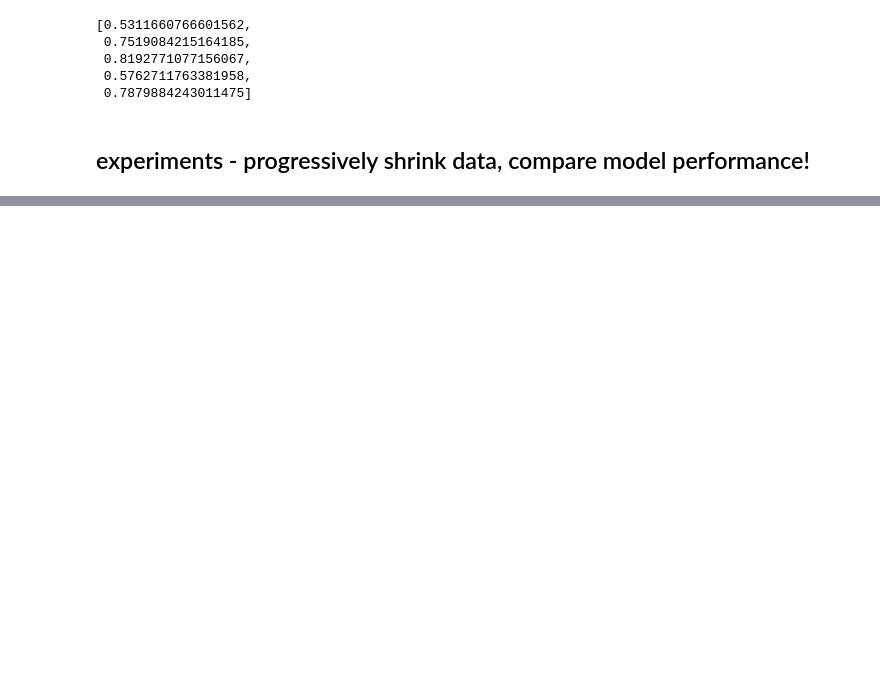
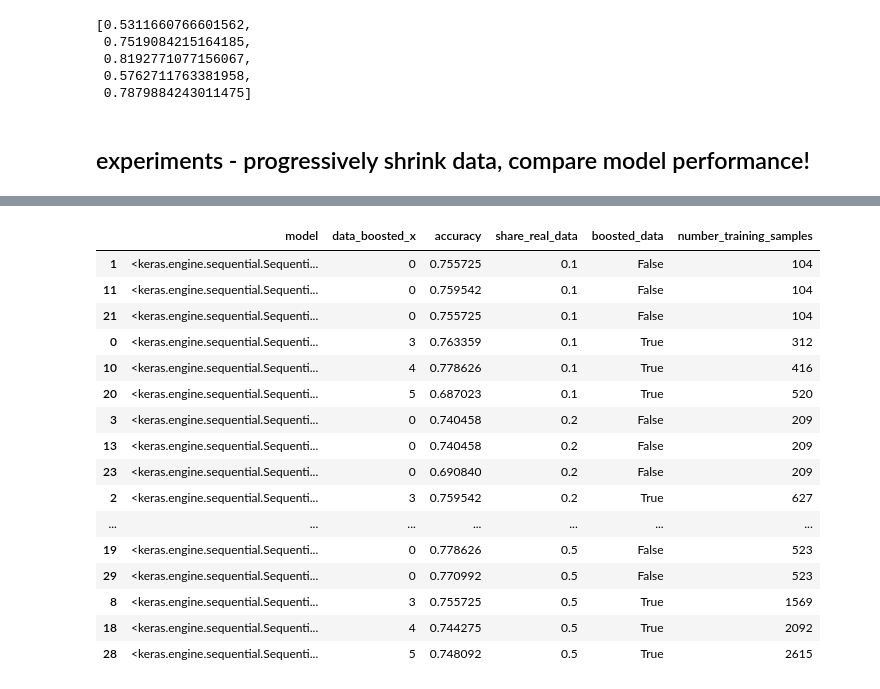
Before and after one commit to PaulBFB/master_thesis, a Jupyter notebook: titanic_deep_learning.ipynb, the cells around one changed output, grey strips where cells are left out. Drawn from its saved outputs; the diff is of its cells as text; code cells hidden in the pictures; blank space fills up the shorter version.

```diff
--- a/titanic_deep_learning.ipynb
+++ b/titanic_deep_learning.ipynb
@@ -311,0 +318,20 @@ KeyboardInterrupt:
+# %%
+df.sort_values(by=['share_real_data', 'data_boosted_x'])
+# %% [output]
+|  | model | data_boosted_x | accuracy | share_real_data | boosted_data | number_training_samples |
+| 1 | <keras.engine.sequential.Sequenti... | 0 | 0.755725 | 0.1 | False | 104 |
+| 11 | <keras.engine.sequential.Sequenti... | 0 | 0.759542 | 0.1 | False | 104 |
+| 21 | <keras.engine.sequential.Sequenti... | 0 | 0.755725 | 0.1 | False | 104 |
+| 0 | <keras.engine.sequential.Sequenti... | 3 | 0.763359 | 0.1 | True | 312 |
+| 10 | <keras.engine.sequential.Sequenti... | 4 | 0.778626 | 0.1 | True | 416 |
+| 20 | <keras.engine.sequential.Sequenti... | 5 | 0.687023 | 0.1 | True | 520 |
+| 3 | <keras.engine.sequential.Sequenti... | 0 | 0.740458 | 0.2 | False | 209 |
+| 13 | <keras.engine.sequential.Sequenti... | 0 | 0.740458 | 0.2 | False | 209 |
+| 23 | <keras.engine.sequential.Sequenti... | 0 | 0.690840 | 0.2 | False | 209 |
+| 2 | <keras.engine.sequential.Sequenti... | 3 | 0.759542 | 0.2 | True | 627 |
+| ... | ... | ... | ... | ... | ... | ... |
+| 19 | <keras.engine.sequential.Sequenti... | 0 | 0.778626 | 0.5 | False | 523 |
+| 29 | <keras.engine.sequential.Sequenti... | 0 | 0.770992 | 0.5 | False | 523 |
+| 8 | <keras.engine.sequential.Sequenti... | 3 | 0.755725 | 0.5 | True | 1569 |
+| 18 | <keras.engine.sequential.Sequenti... | 4 | 0.744275 | 0.5 | True | 2092 |
+| 28 | <keras.engine.sequential.Sequenti... | 5 | 0.748092 | 0.5 | True | 2615 |
```
Also changed, not shown: parts of 13 cells of this notebook.
